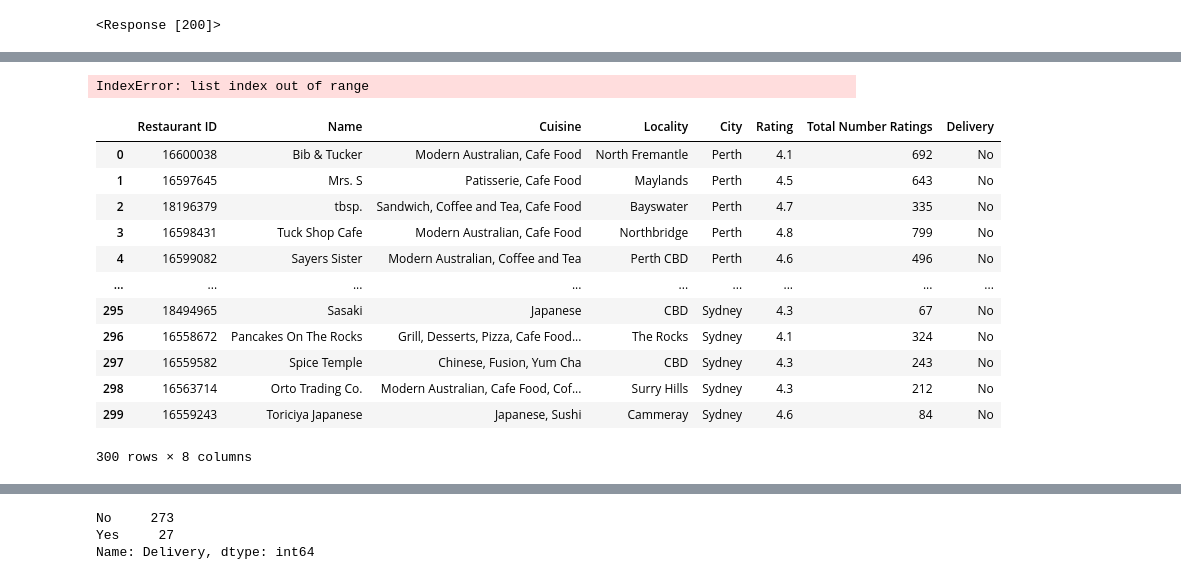
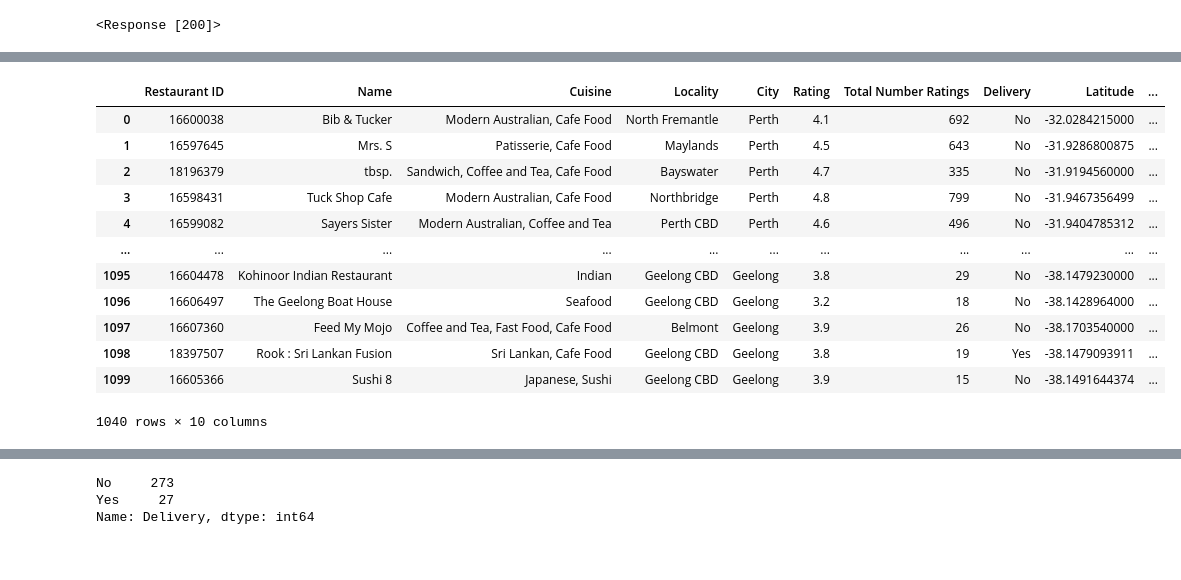
Before and after one commit to bradsmith87/project-week-1, a Jupyter notebook: pulldata.ipynb, the cells around one changed output, grey strips where cells are left out. Cells and saved outputs as stored; diff of their text form; code cells hidden in the pictures.

```diff
--- a/pulldata.ipynb
+++ b/pulldata.ipynb
@@ -142,23 +129,11 @@ restaurants_df
 #save dataframe single city to csv
 restaurants_df = restaurants_df.drop_duplicates()
 restaurants_df.to_csv("single_restaurant_data.csv", encoding="utf-8", index=False)
-# %%
-#test looper
-rest_delivery = data["restaurants"][count]["restaurant"]["highlights"]
-rest_delivery
-delivery = False
-for check in rest_delivery:
-    if check == 'Breakfast':
-        delivery = True
-if delivery == True:
-    print ("yes")
-# %% [output]
-IndexError: list index out of range
 # %%
 #multiple cities
-
+#Perth,Melbourne,Sydney,Brisbane,Adelaide,Gold Coast,Canberra(ACT),Newcastle,Wollongong,Logan City(Village),Geelong
 #print(json.dumps(data, indent=4, sort_keys=True))
-cityid = [296,259,260]
+cityid = [296,259,260,298,297,2555,313,2246,2171,2493,1701]
 
 rest_id_list = []
 rest_name_list =[]
@@ -168,6 +143,8 @@ rest_city_list = []
 rest_rate_list = []
 rest_delivery_list = []
 rest_ratenum_list = []
+rest_lat_list = []
+rest_long_list = []
 
 resto_num = 20
 loop_num = 0
@@ -184,6 +161,8 @@ for citynum in cityid:
                 rest_cuis = data["restaurants"][count]["restaurant"]["cuisines"]
                 rest_local = data["restaurants"][count]["restaurant"]["location"]["locality"]
                 rest_city = data["restaurants"][count]["restaurant"]["location"]["city"]
+                rest_lat = data["restaurants"][count]["restaurant"]["location"]["latitude"]
+                rest_long = data["restaurants"][count]["restaurant"]["location"]["longitude"]
                 rest_rate_num = data["restaurants"][count]["restaurant"]["all_reviews_count"]
                 rest_rate = data["restaurants"][count]["restaurant"]["user_rating"]["aggregate_rating"]
                 rest_delivery = data["restaurants"][count]["restaurant"]["highlights"]
@@ -208,7 +187,8 @@ for citynum in cityid:
                 rest_rate_list.append(rest_rate)
                 rest_ratenum_list.append(rest_rate_num)
                 rest_delivery_list.append(rest_delivery)
-
+                rest_lat_list.append(rest_lat)
+                rest_long_list.append(rest_long)
                 #go to next page
                 if count == 19:
                     show_page = show_page + 20
@@ -218,44 +198,46 @@ for citynum in cityid:
             except:
                 print("error")
     count = 0
     page = 0
     show_page = 0
 
 
 #check errors when making dataframe
 try:
     restaurants_df = pd.DataFrame({
         "Restaurant ID":rest_id_list,
         "Name":rest_name_list,
         "Cuisine":rest_cuis_list,
         "Locality":rest_local_list,
         "City":rest_city_list,
         "Rating":rest_rate_list,
         "Total Number Ratings": rest_ratenum_list,
-        "Delivery":rest_delivery_list
+        "Delivery":rest_delivery_list,
+        "Latitude":rest_lat_list,
+        "Longitude":rest_long_list
     })
 except:
     print(len(rest_id_list))
     print(len(rest_name_list))
     print(len(rest_cuis_list))
     print(len(rest_local_list))
     print(len(rest_city_list))
     print(len(rest_rate_list))
     print(len(rest_review_list))
     print(len(rest_delivery_list))
 restaurants_df = restaurants_df.drop_duplicates()
 restaurants_df
 # %% [output]
-|  | Restaurant ID | Name | Cuisine | Locality | City | Rating | Total Number Ratings | Delivery |
-| 0 | 16600038 | Bib & Tucker | Modern Australian, Cafe Food | North Fremantle | Perth | 4.1 | 692 | No |
-| 1 | 16597645 | Mrs. S | Patisserie, Cafe Food | Maylands | Perth | 4.5 | 643 | No |
-| 2 | 18196379 | tbsp. | Sandwich, Coffee and Tea, Cafe Food | Bayswater | Perth | 4.7 | 335 | No |
-| 3 | 16598431 | Tuck Shop Cafe | Modern Australian, Cafe Food | Northbridge | Perth | 4.8 | 799 | No |
-| 4 | 16599082 | Sayers Sister | Modern Australian, Coffee and Tea | Perth CBD | Perth | 4.6 | 496 | No |
-| ... | ... | ... | ... | ... | ... | ... | ... | ... |
-| 295 | 18494965 | Sasaki | Japanese | CBD | Sydney | 4.3 | 67 | No |
-| 296 | 16558672 | Pancakes On The Rocks | Grill, Desserts, Pizza, Cafe Food... | The Rocks | Sydney | 4.1 | 324 | No |
-| 297 | 16559582 | Spice Temple | Chinese, Fusion, Yum Cha | CBD | Sydney | 4.3 | 243 | No |
-| 298 | 16563714 | Orto Trading Co. | Modern Australian, Cafe Food, Cof... | Surry Hills | Sydney | 4.3 | 212 | No |
-| 299 | 16559243 | Toriciya Japanese | Japanese, Sushi | Cammeray | Sydney | 4.6 | 84 | No |
+|  | Restaurant ID | Name | Cuisine | Locality | City | Rating | Total Number Ratings | Delivery | Latitude | ... |
+| 0 | 16600038 | Bib & Tucker | Modern Australian, Cafe Food | North Fremantle | Perth | 4.1 | 692 | No | -32.0284215000 | ... |
+| 1 | 16597645 | Mrs. S | Patisserie, Cafe Food | Maylands | Perth | 4.5 | 643 | No | -31.9286800875 | ... |
+| 2 | 18196379 | tbsp. | Sandwich, Coffee and Tea, Cafe Food | Bayswater | Perth | 4.7 | 335 | No | -31.9194560000 | ... |
+| 3 | 16598431 | Tuck Shop Cafe | Modern Australian, Cafe Food | Northbridge | Perth | 4.8 | 799 | No | -31.9467356499 | ... |
+| 4 | 16599082 | Sayers Sister | Modern Australian, Coffee and Tea | Perth CBD | Perth | 4.6 | 496 | No | -31.9404785312 | ... |
+| ... | ... | ... | ... | ... | ... | ... | ... | ... | ... | ... |
+| 1095 | 16604478 | Kohinoor Indian Restaurant | Indian | Geelong CBD | Geelong | 3.8 | 29 | No | -38.1479230000 | ... |
+| 1096 | 16606497 | The Geelong Boat House | Seafood | Geelong CBD | Geelong | 3.2 | 18 | No | -38.1428964000 | ... |
+| 1097 | 16607360 | Feed My Mojo | Coffee and Tea, Fast Food, Cafe Food | Belmont | Geelong | 3.9 | 26 | No | -38.1703540000 | ... |
+| 1098 | 18397507 | Rook : Sri Lankan Fusion | Sri Lankan, Cafe Food | Geelong CBD | Geelong | 3.8 | 19 | Yes | -38.1479093911 | ... |
+| 1099 | 16605366 | Sushi 8 | Japanese, Sushi | Geelong CBD | Geelong | 3.9 | 15 | No | -38.1491644374 | ... |
-300 rows × 8 columns
+1040 rows × 10 columns
```
Also changed, not shown: parts of 4 cells of this notebook, 4 other files.
